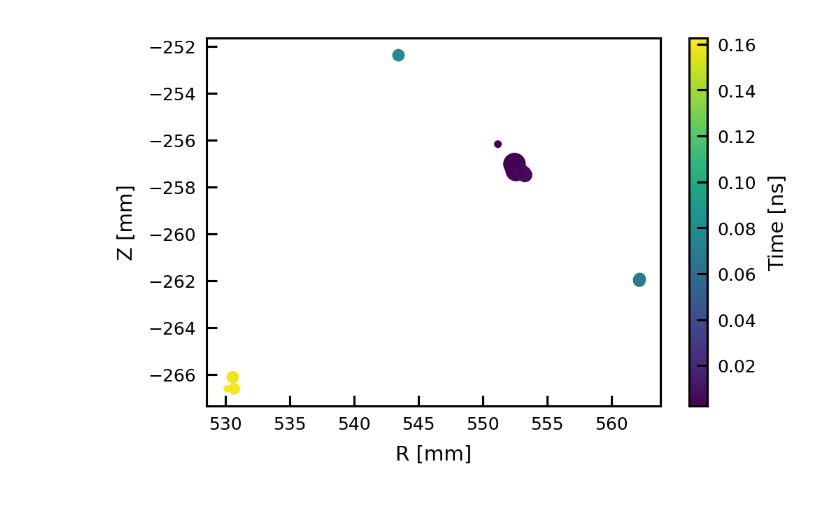
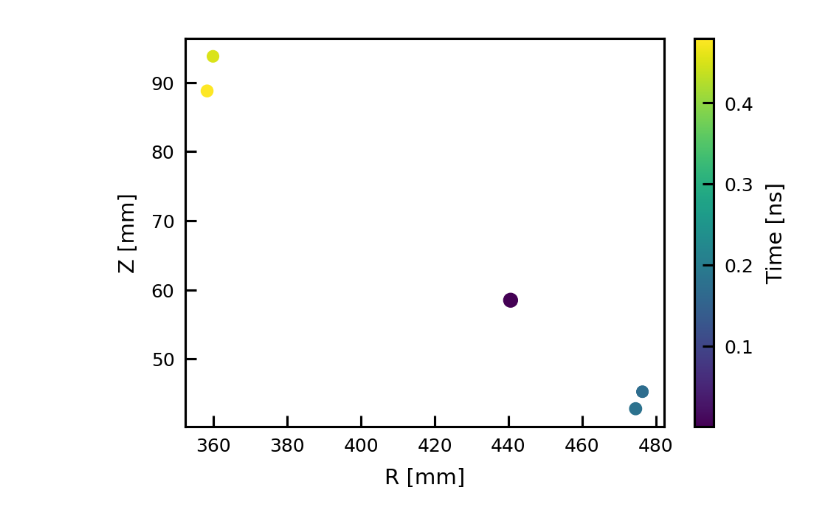
Before and after one commit to bglenardo/MuensterTPC-MC, a Jupyter notebook: g4checks_notebooks/Look at MC files.ipynb, the cells around one changed output. Saved outputs shown, nothing was run; the diff lists cells and outputs as text; code cells hidden in the pictures.

```diff
--- a/g4checks_notebooks/Look at MC files.ipynb
+++ b/g4checks_notebooks/Look at MC files.ipynb
@@ -3,9 +3,11 @@ from init import *
 from rootIO import *
 # %%
 _files_dir = '/Users/christianwittweg/geant4_workdir/MuensterTPC-MC/example_spectra_decay0/'
-_filename = '*_Decay0_Xe124_0nukbplus.root'
+_filename = '*_Decay0_Xe124_'
+_decayname = '2nukbplus'
+_suffix = '.root'
 
-_file = _files_dir + _filename
+_file = _files_dir + _filename + _decayname + _suffix
 
 branches= ['eventid','ed', 'xp', 'yp', 'zp', 'type', 'trackid', 'time', 'parentid','etot']
 
@@ -25,9 +27,11 @@ df.head()
 # %%
-plt.scatter((np.sqrt(df.xp[1]**2+df.yp[1]**2)), df.zp[1], c=df.time[1]*1e9, s=df.ed[1]/10)
+eventid=0
+
+plt.scatter((np.sqrt(df.xp[eventid]**2+df.yp[eventid]**2)), df.zp[eventid], c=df.time[eventid]*1e9, s=df.ed[eventid]/10)
 plt.colorbar(label='Time [ns]')
 plt.xlabel('R [mm]')
 plt.ylabel('Z [mm]')
 plt.draw()
 plt.show()
 # %% [output]
-[figure, old version]
+[figure, new version]
```
Also changed, not shown: parts of 8 cells of this notebook, 4 other files.
